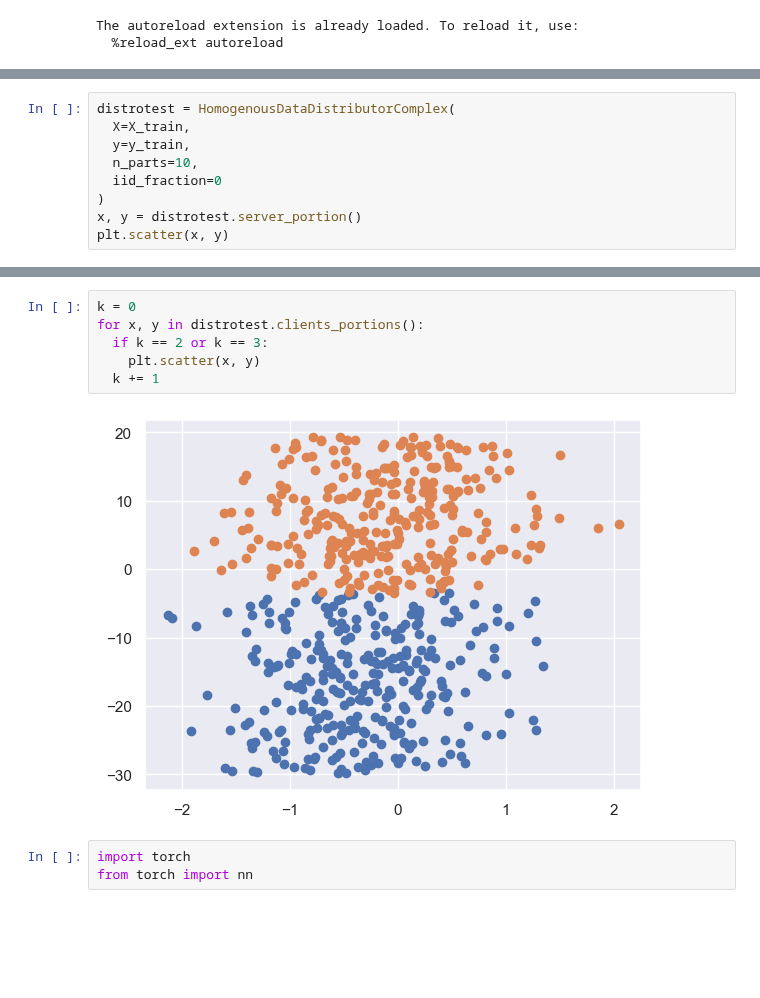
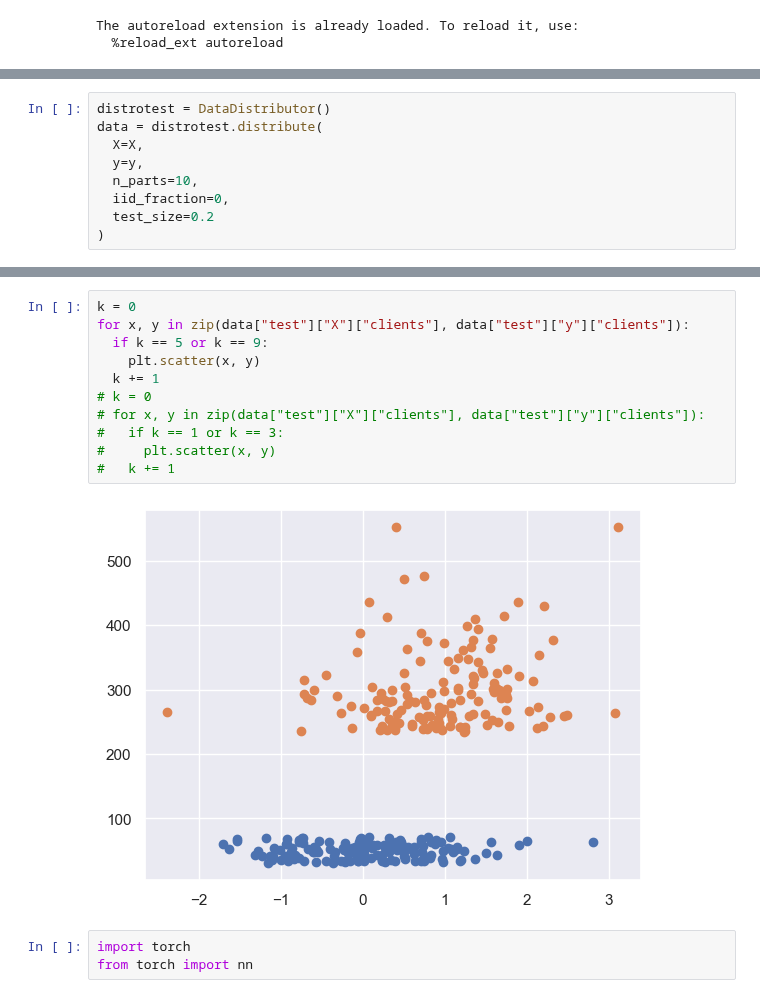
Before and after one commit to locllos/felere, a Jupyter notebook: source/playground.ipynb, the cells around one changed output, grey strips where cells are left out. Drawn from its saved outputs; the diff is of its cells as text; blank space fills up the shorter version.

```diff
--- a/source/playground.ipynb
+++ b/source/playground.ipynb
@@ -285,12 +285,3 @@ from common.distributor import (
 )
 from optimization.federative.fedavg import FederatedAveraging
 from optimization.federative.scaffold import Scaffold
-# %%
-distrotest = HomogenousDataDistributorComplex(
-  X=X_train,
-  y=y_train,
-  n_parts=10,
-  iid_fraction=0
-)
-x, y = distrotest.server_portion()
-plt.scatter(x, y)
@@ -299,0 +292,9 @@ plt.scatter(x, y)
+# %%
+distrotest = DataDistributor()
+data = distrotest.distribute(
+  X=X,
+  y=y,
+  n_parts=10,
+  iid_fraction=0,
+  test_size=0.2
+)
@@ -300,11 +316,16 @@ plt.scatter(x, y)
 # %%
 k = 0
-for x, y in distrotest.clients_portions():
-  if k == 2 or k == 3:
+for x, y in zip(data["test"]["X"]["clients"], data["test"]["y"]["clients"]):
+  if k == 5 or k == 9:
     plt.scatter(x, y)
   k += 1
+# k = 0
+# for x, y in zip(data["test"]["X"]["clients"], data["test"]["y"]["clients"]):
+#   if k == 1 or k == 3:
+#     plt.scatter(x, y)
+#   k += 1
 # %% [output]
-[figure, old version]
+[figure, new version]
 # %%
 import torch
 from torch import nn
```
Also changed, not shown: parts of 23 cells of this notebook, 12 other files.
